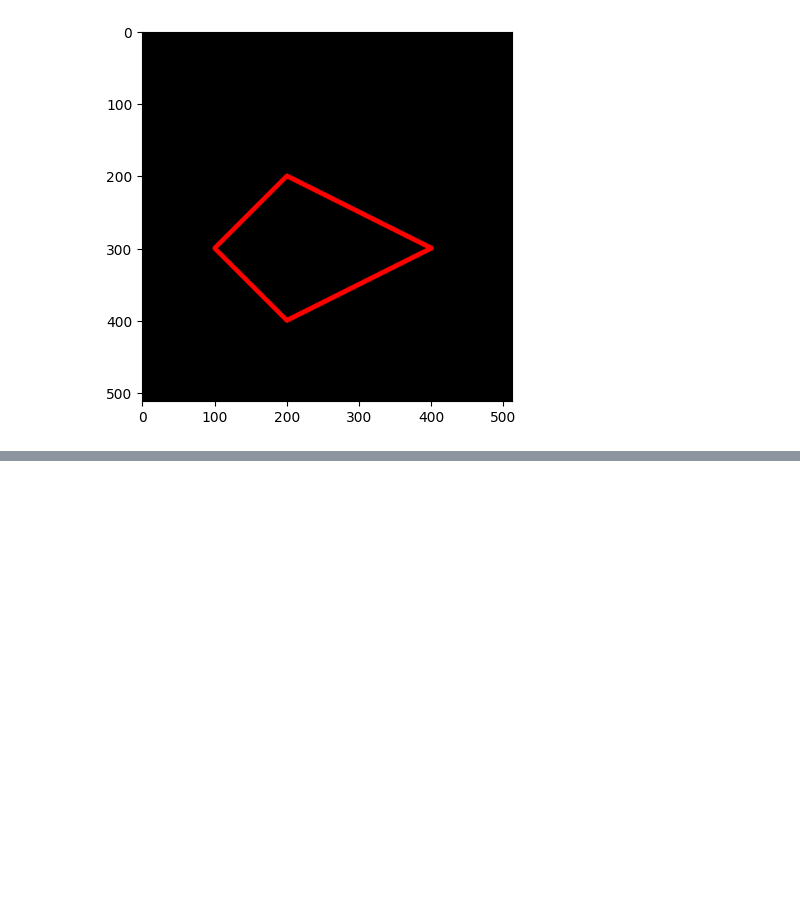
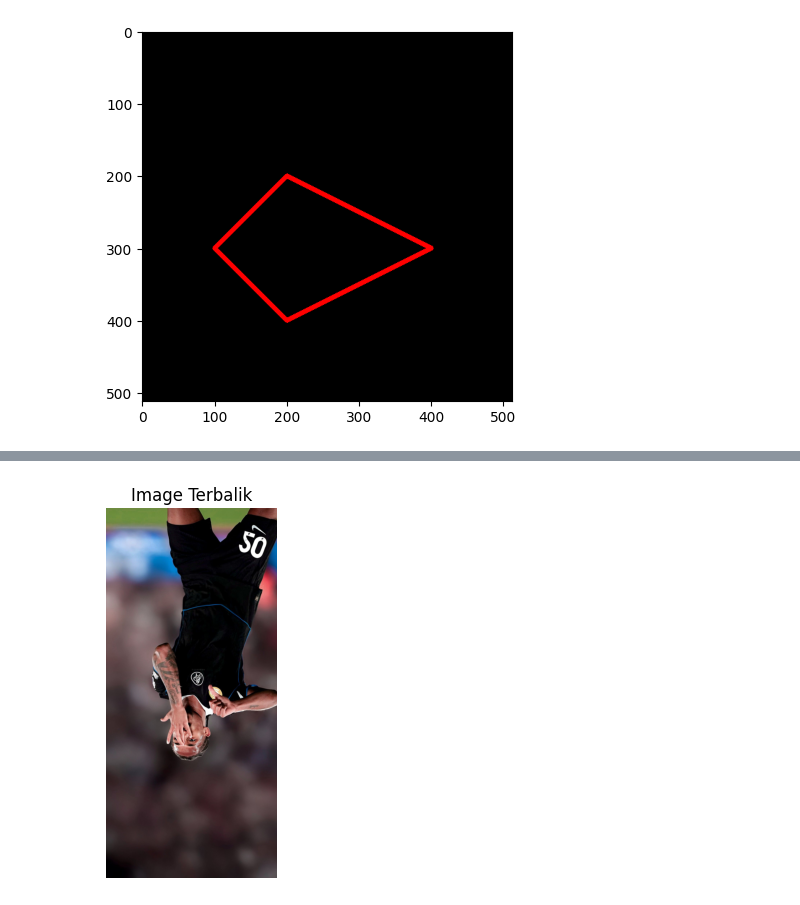
Before and after one commit to hikmahabdillah/PCVK_Ganjil_2025, a Jupyter notebook: Week2.ipynb, the cells around one changed output, grey strips where cells are left out. Drawn from its saved outputs; the diff is of its cells as text; code cells hidden in the pictures; blank space fills up the shorter version.

```diff
--- a/Week2.ipynb
+++ b/Week2.ipynb
@@ -128,0 +242,9 @@ plt.imshow(black_img2)
+# %%
+#Tampilkan image dengan posisi terbalik!
+flip_img = cv2.flip(img_rgb, 0)  # 0 = flip vertical
+plt.imshow(flip_img)
+plt.title("Image Terbalik")
+plt.axis('off')
+plt.show()
+# %% [output]
+[figure, added]
```
Also changed, not shown: parts of 12 cells of this notebook.
